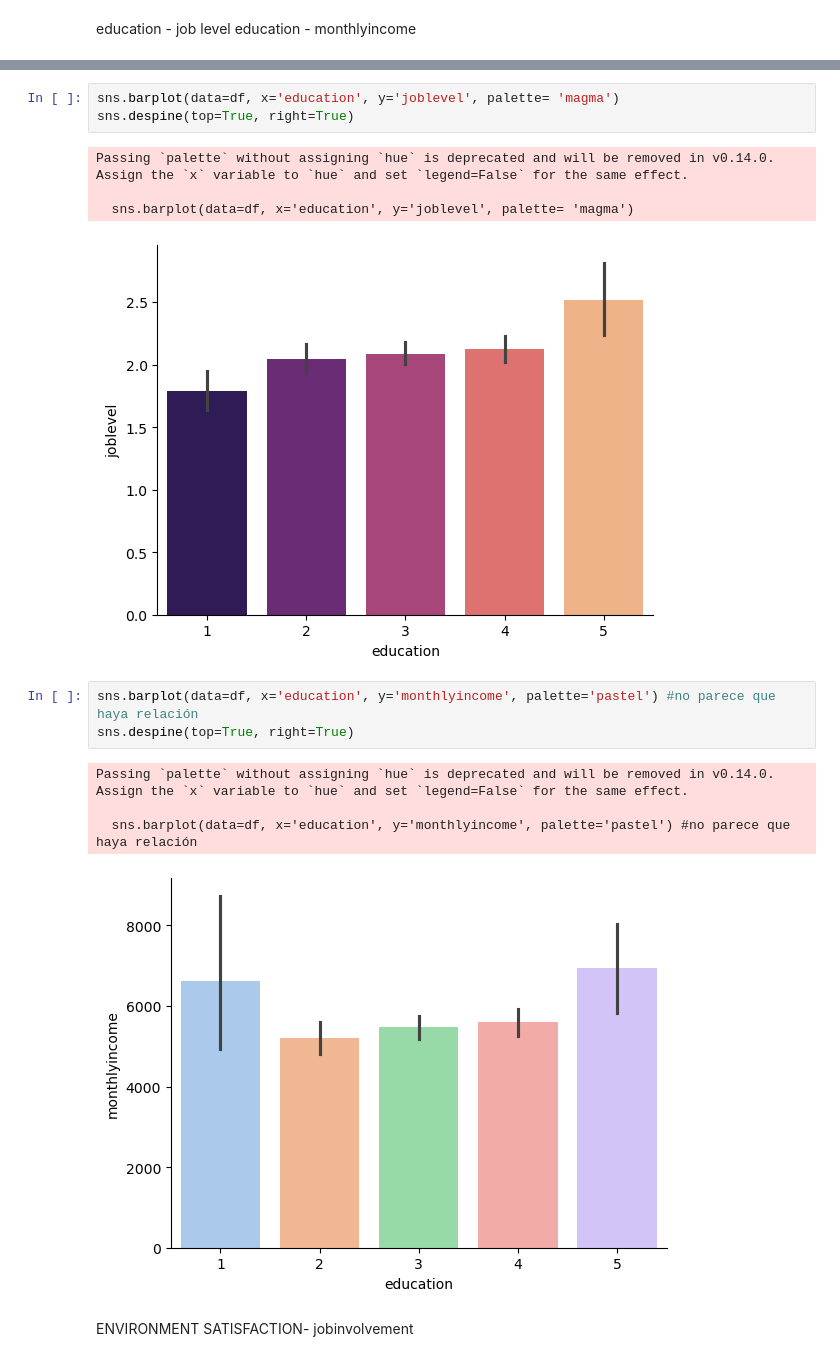
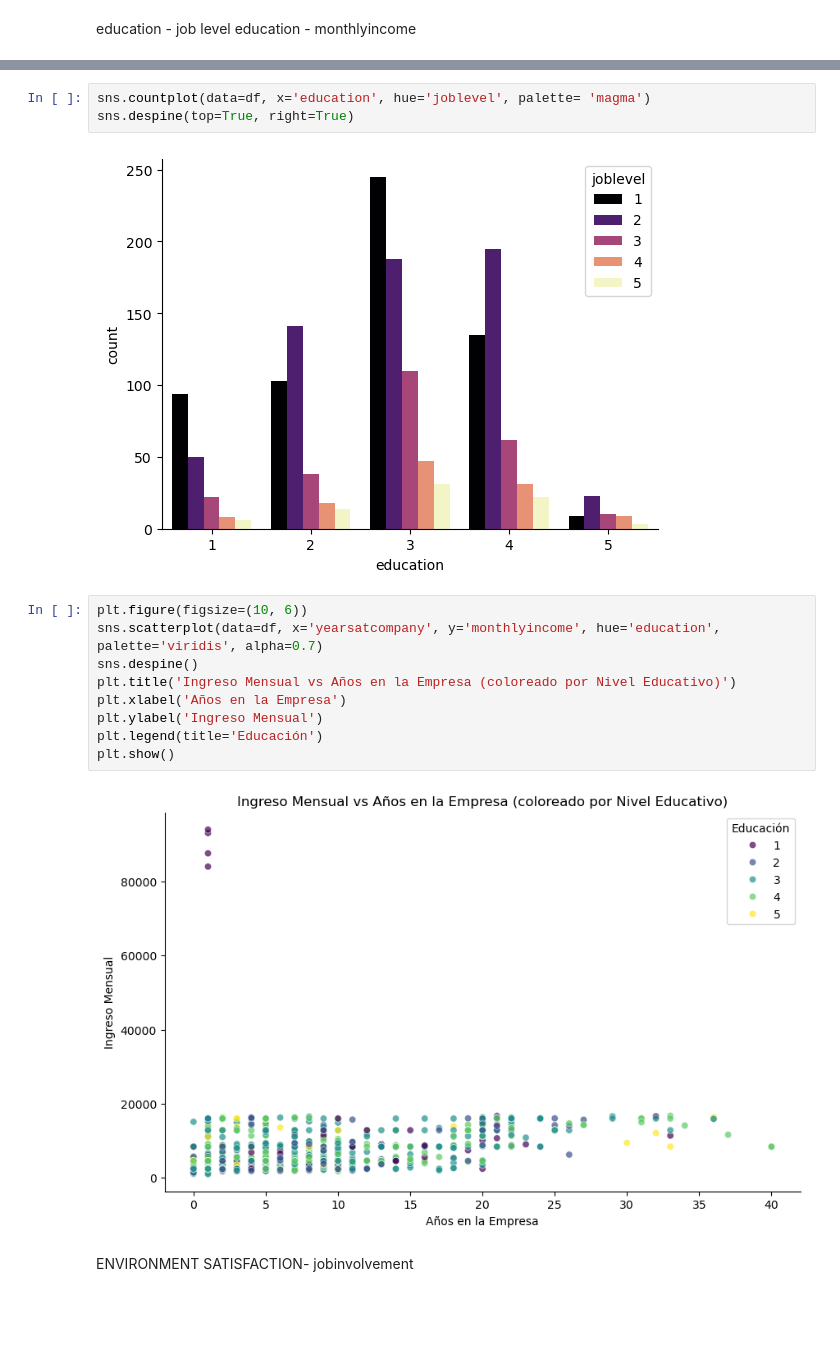
Before and after one commit to BiancaGemarR/promo_56_proyecto_mod3_team1, a Jupyter notebook: graficaspaula.ipynb, the cells around one changed output, grey strips where cells are left out. Cells and saved outputs as stored; diff of their text form; blank space fills up the shorter version.

```diff
--- a/graficaspaula.ipynb
+++ b/graficaspaula.ipynb
@@ -200,18 +278,18 @@ education - monthlyincome
 # %%
-sns.barplot(data=df, x='education', y='joblevel', palette= 'magma')
+sns.countplot(data=df, x='education', hue='joblevel', palette= 'magma')
 sns.despine(top=True, right=True)
 # %% [output]
-Passing `palette` without assigning `hue` is deprecated and will be removed in v0.14.0. Assign the `x` variable to `hue` and set `legend=False` for the same effect.
-
-  sns.barplot(data=df, x='education', y='joblevel', palette= 'magma')
-[figure, old version]
+[figure, new version]
 # %%
-sns.barplot(data=df, x='education', y='monthlyincome', palette='pastel') #no parece que haya relación
-sns.despine(top=True, right=True)
+plt.figure(figsize=(10, 6))
+sns.scatterplot(data=df, x='yearsatcompany', y='monthlyincome', hue='education', palette='viridis', alpha=0.7)
+sns.despine()
+plt.title('Ingreso Mensual vs Años en la Empresa (coloreado por Nivel Educativo)')
+plt.xlabel('Años en la Empresa')
+plt.ylabel('Ingreso Mensual')
+plt.legend(title='Educación')
+plt.show()
 # %% [output]
-Passing `palette` without assigning `hue` is deprecated and will be removed in v0.14.0. Assign the `x` variable to `hue` and set `legend=False` for the same effect.
-
-  sns.barplot(data=df, x='education', y='monthlyincome', palette='pastel') #no parece que haya relación
-[figure, old version]
+[figure, new version]
 # %% [markdown]
 ENVIRONMENT SATISFACTION- jobinvolvement
```
Also changed, not shown: parts of 21 cells of this notebook, 1 other file.
